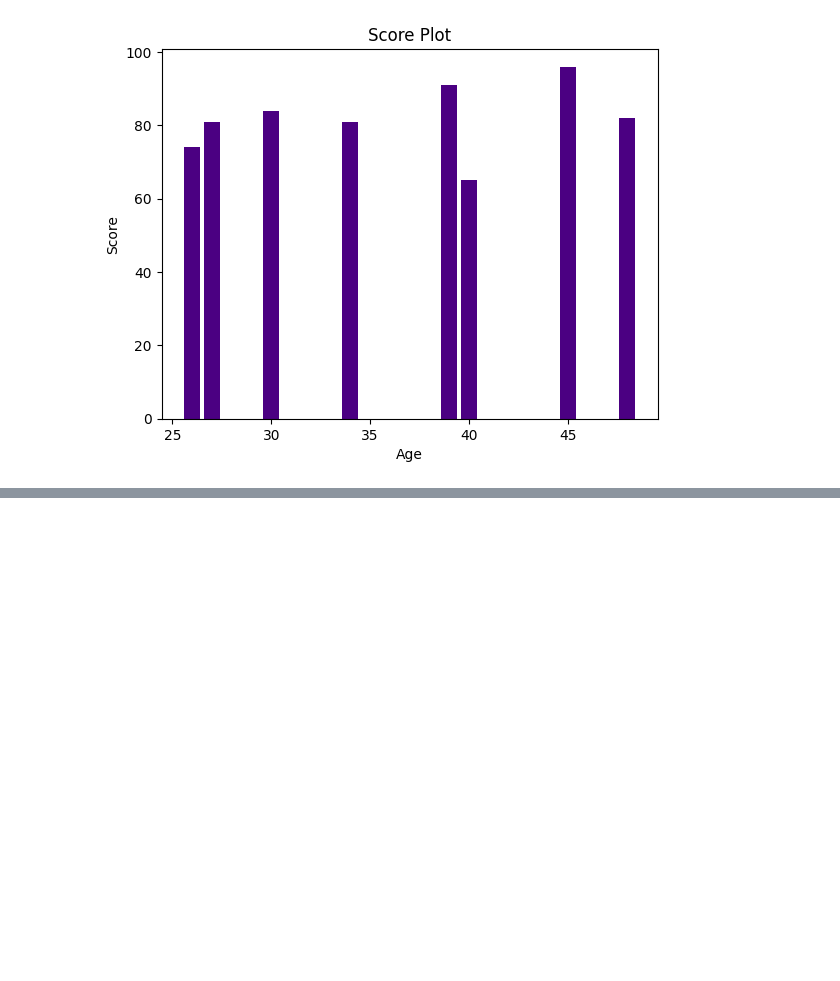
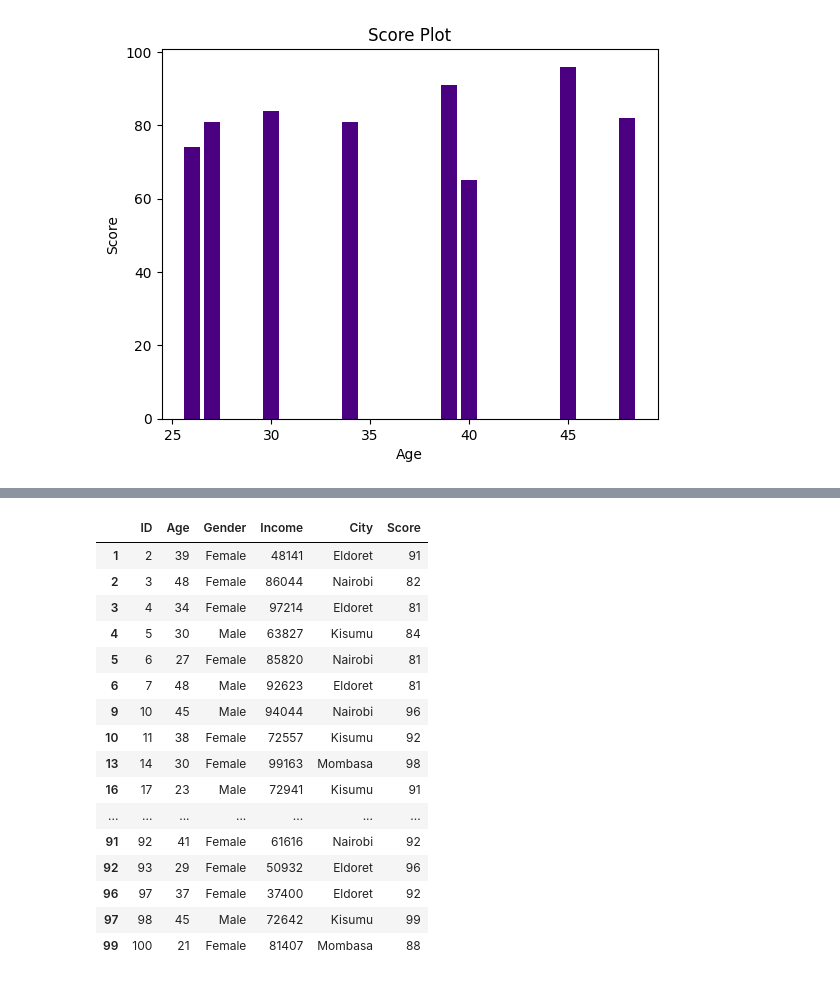
Before and after one commit to kaula12/Kenyan_Music_Artist, a Jupyter notebook: Group_8_statistical_analysis.ipynb, the cells around one changed output, grey strips where cells are left out. Drawn from its saved outputs; the diff is of its cells as text; code cells hidden in the pictures; blank space fills up the shorter version.

```diff
--- a/Group_8_statistical_analysis.ipynb
+++ b/Group_8_statistical_analysis.ipynb
@@ -181,0 +286,20 @@ plt.show()
+# %%
+df.loc[df['Score']>80]
+# %% [output]
+|  | ID | Age | Gender | Income | City | Score |
+| 1 | 2 | 39 | Female | 48141 | Eldoret | 91 |
+| 2 | 3 | 48 | Female | 86044 | Nairobi | 82 |
+| 3 | 4 | 34 | Female | 97214 | Eldoret | 81 |
+| 4 | 5 | 30 | Male | 63827 | Kisumu | 84 |
+| 5 | 6 | 27 | Female | 85820 | Nairobi | 81 |
+| 6 | 7 | 48 | Male | 92623 | Eldoret | 81 |
+| 9 | 10 | 45 | Male | 94044 | Nairobi | 96 |
+| 10 | 11 | 38 | Female | 72557 | Kisumu | 92 |
+| 13 | 14 | 30 | Female | 99163 | Mombasa | 98 |
+| 16 | 17 | 23 | Male | 72941 | Kisumu | 91 |
+| ... | ... | ... | ... | ... | ... | ... |
+| 91 | 92 | 41 | Female | 61616 | Nairobi | 92 |
+| 92 | 93 | 29 | Female | 50932 | Eldoret | 96 |
+| 96 | 97 | 37 | Female | 37400 | Eldoret | 92 |
+| 97 | 98 | 45 | Male | 72642 | Kisumu | 99 |
+| 99 | 100 | 21 | Female | 81407 | Mombasa | 88 |
```
Also changed, not shown: parts of 18 cells of this notebook.
